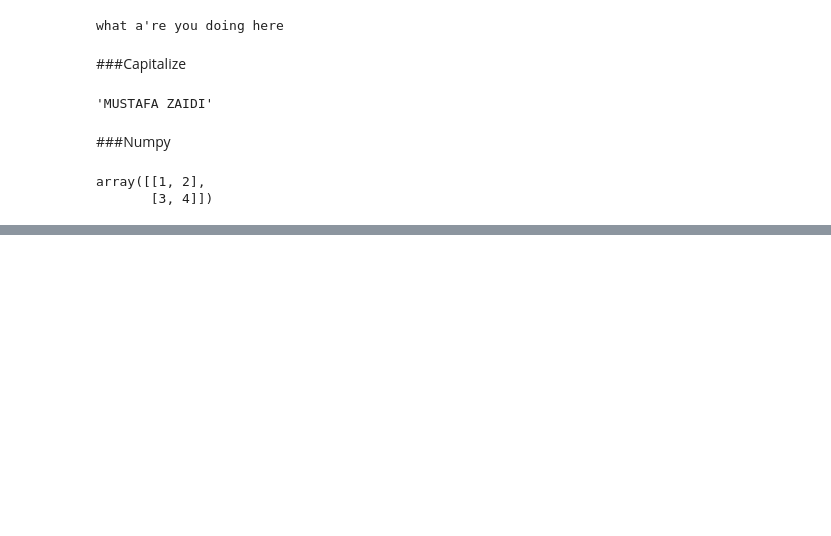
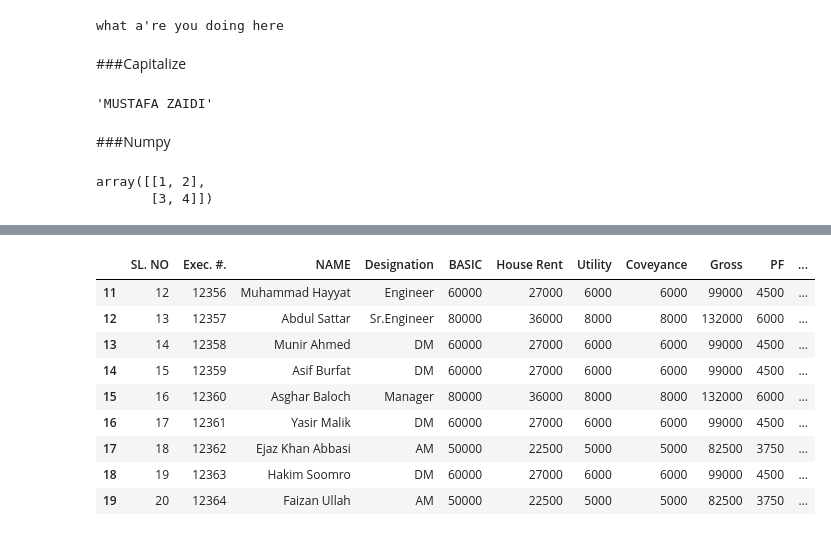
Before and after one commit to ZaidiSahab/Road-to-Data-Science, a Jupyter notebook: Learning_From_Youtube.ipynb, the cells around one changed output, grey strips where cells are left out. Saved outputs shown, nothing was run; the diff lists cells and outputs as text; code cells hidden in the pictures; blank space fills up the shorter version.

Commit message:
working on Pandas, Numpy and Excel Files Uploading also using functions of info, describe , values ,

```diff
--- a/Learning_From_Youtube.ipynb
+++ b/Learning_From_Youtube.ipynb
@@ -288,0 +295,2 @@ print("Example 1:\n", arr1_reshaped)
+# %%
+df =pd.read_excel('/content/Lookup.xlsx')
@@ -288,0 +449,13 @@ print("Example 1:\n", arr1_reshaped)
+# %%
+df.tail(9)
+# %% [output]
+|  | SL. NO | Exec. #. | NAME | Designation | BASIC | House Rent | Utility | Coveyance | Gross | PF | ... |
+| 11 | 12 | 12356 | Muhammad Hayyat | Engineer | 60000 | 27000 | 6000 | 6000 | 99000 | 4500 | ... |
+| 12 | 13 | 12357 | Abdul Sattar | Sr.Engineer | 80000 | 36000 | 8000 | 8000 | 132000 | 6000 | ... |
+| 13 | 14 | 12358 | Munir Ahmed | DM | 60000 | 27000 | 6000 | 6000 | 99000 | 4500 | ... |
+| 14 | 15 | 12359 | Asif Burfat | DM | 60000 | 27000 | 6000 | 6000 | 99000 | 4500 | ... |
+| 15 | 16 | 12360 | Asghar Baloch | Manager | 80000 | 36000 | 8000 | 8000 | 132000 | 6000 | ... |
+| 16 | 17 | 12361 | Yasir Malik | DM | 60000 | 27000 | 6000 | 6000 | 99000 | 4500 | ... |
+| 17 | 18 | 12362 | Ejaz Khan Abbasi | AM | 50000 | 22500 | 5000 | 5000 | 82500 | 3750 | ... |
+| 18 | 19 | 12363 | Hakim Soomro | DM | 60000 | 27000 | 6000 | 6000 | 99000 | 4500 | ... |
+| 19 | 20 | 12364 | Faizan Ullah | AM | 50000 | 22500 | 5000 | 5000 | 82500 | 3750 | ... |
```
Also changed, not shown: parts of 16 cells of this notebook.
